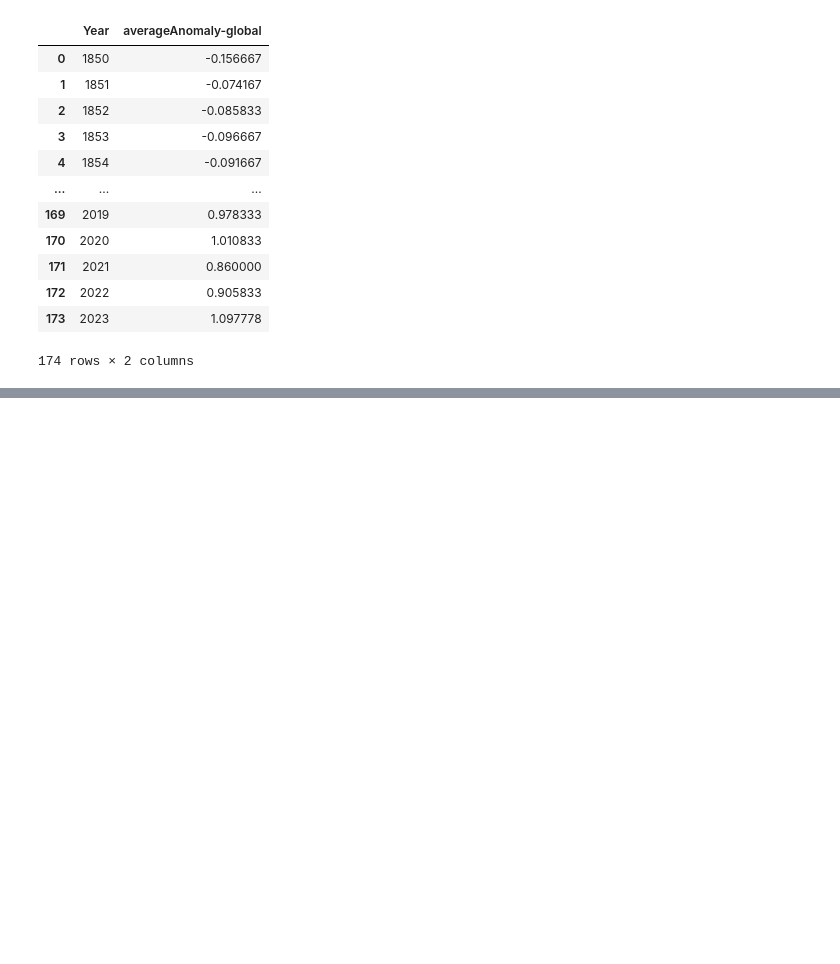
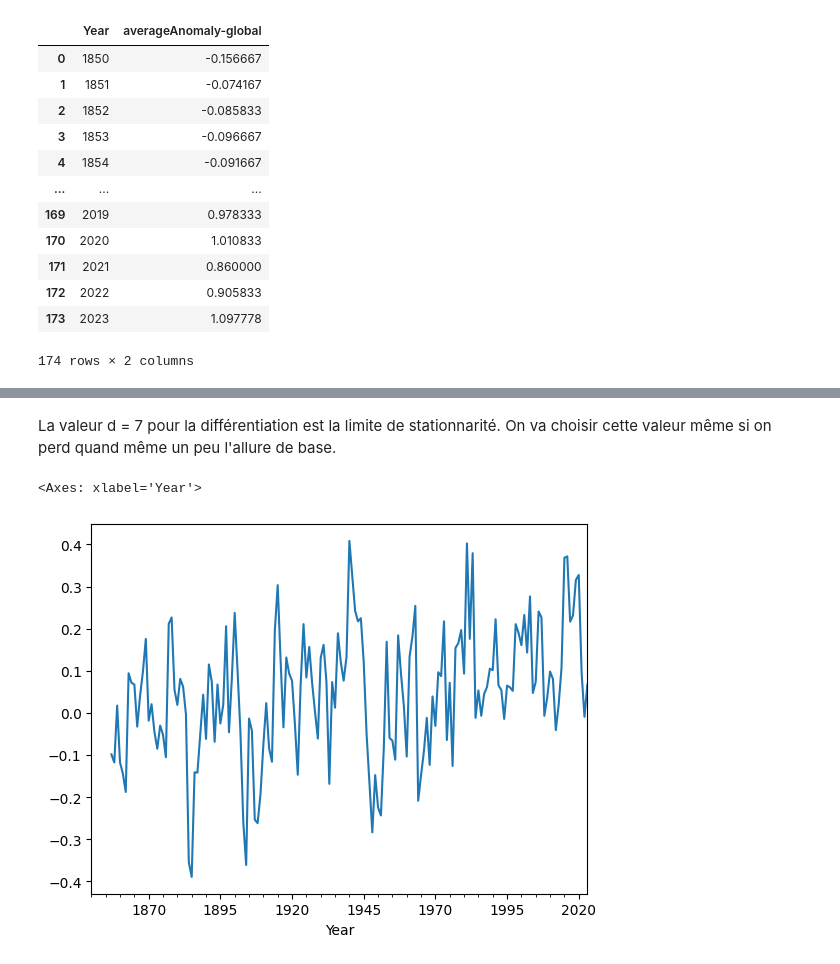
Before and after one commit to rodrigju/TimeSeries_ML, a Jupyter notebook: ML_projet.ipynb, the cells around one changed output, grey strips where cells are left out. Saved outputs shown, nothing was run; the diff lists cells and outputs as text; code cells hidden in the pictures; blank space fills up the shorter version.

```diff
--- a/ML_projet.ipynb
+++ b/ML_projet.ipynb
@@ -1144,0 +1202,9 @@ plt.plot(res.forecast(20))
+# %% [markdown]
+La valeur d = 7 pour la différentiation est la limite de stationnarité. On va choisir cette valeur même si on perd quand même un peu l'allure de base.
+# %%
+xd =  x.diff(7)
+
+xd.plot()
+# %% [output]
+<Axes: xlabel='Year'>
+[figure, added]
```
Also changed, not shown: parts of 42 cells of this notebook.
